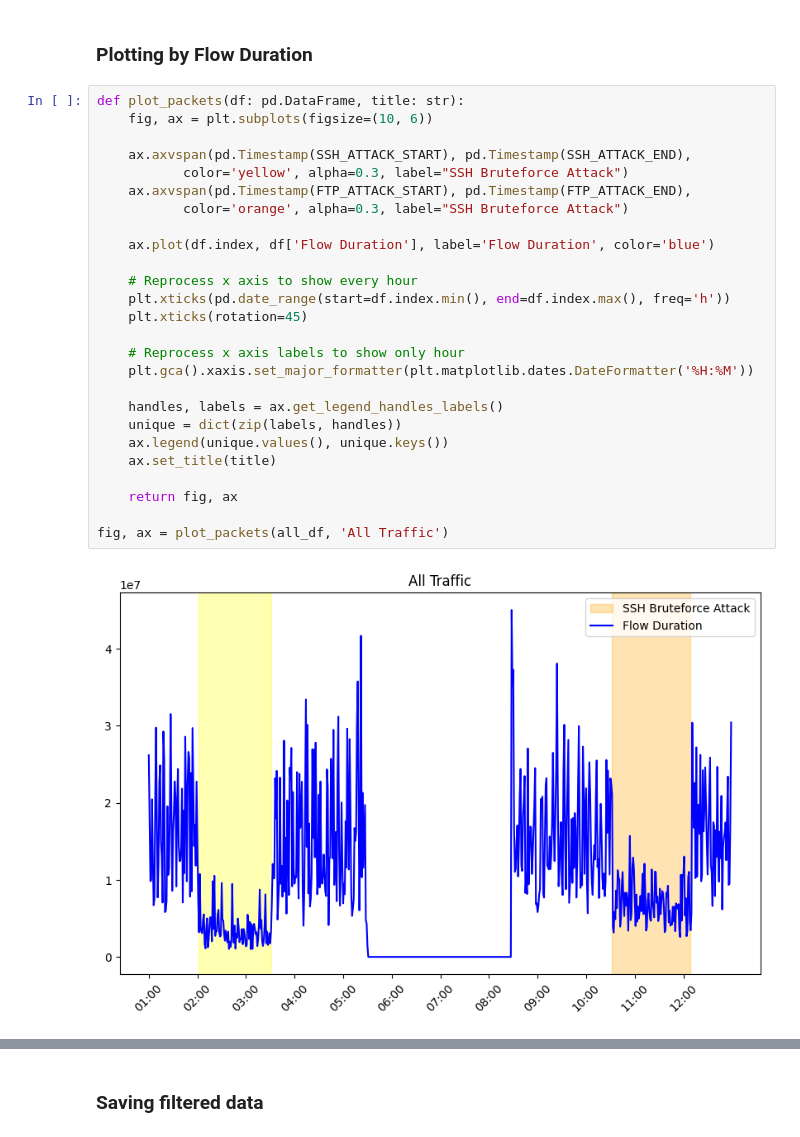
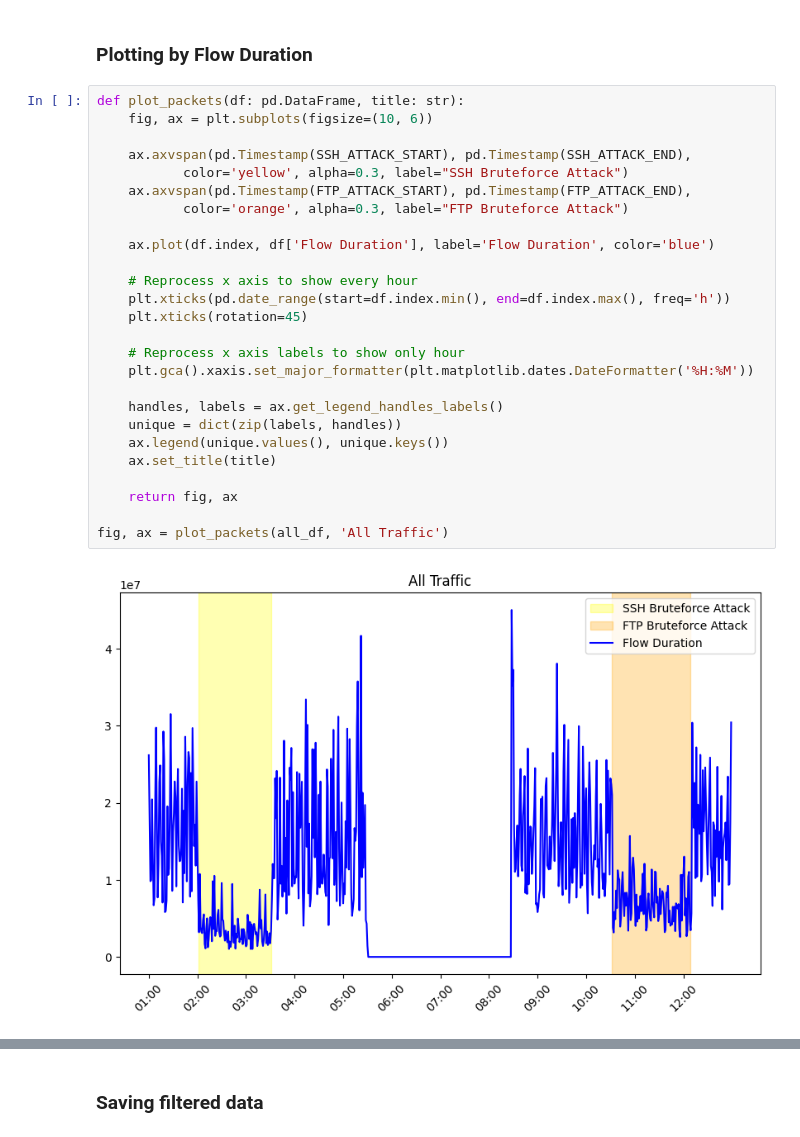
Before and after one commit to gabrielonishi/data-science-for-cyberattack-detection, a Jupyter notebook: notebooks/2-exploratory-analysis.ipynb, the cells around one changed output, grey strips where cells are left out. Saved outputs shown, nothing was run; the diff lists cells and outputs as text.

Commit message:
fix(2): fixes labels on flow time graphs

```diff
--- a/notebooks/2-exploratory-analysis.ipynb
+++ b/notebooks/2-exploratory-analysis.ipynb
@@ -179,31 +179,31 @@ fig, ax = plot_flags(ftp_df, 'FTP Traffic')
 # %%
 def plot_packets(df: pd.DataFrame, title: str):
     fig, ax = plt.subplots(figsize=(10, 6))
 
     ax.axvspan(pd.Timestamp(SSH_ATTACK_START), pd.Timestamp(SSH_ATTACK_END),
            color='yellow', alpha=0.3, label="SSH Bruteforce Attack")
     ax.axvspan(pd.Timestamp(FTP_ATTACK_START), pd.Timestamp(FTP_ATTACK_END),
-           color='orange', alpha=0.3, label="SSH Bruteforce Attack")
+           color='orange', alpha=0.3, label="FTP Bruteforce Attack")
 
     ax.plot(df.index, df['Flow Duration'], label='Flow Duration', color='blue')
 
     # Reprocess x axis to show every hour
     plt.xticks(pd.date_range(start=df.index.min(), end=df.index.max(), freq='h'))
     plt.xticks(rotation=45)
 
     # Reprocess x axis labels to show only hour
     plt.gca().xaxis.set_major_formatter(plt.matplotlib.dates.DateFormatter('%H:%M'))
 
     handles, labels = ax.get_legend_handles_labels()
     unique = dict(zip(labels, handles))
     ax.legend(unique.values(), unique.keys())
     ax.set_title(title)
 
     return fig, ax
 
 fig, ax = plot_packets(all_df, 'All Traffic')
 # %% [output]
-[figure, old version]
+[figure, new version]
 # %%
 fig, ax = plot_packets(ssh_df, 'SSH Traffic')
 # %% [output]
```
Also changed, not shown: parts of 2 cells of this notebook, 2 other files.
